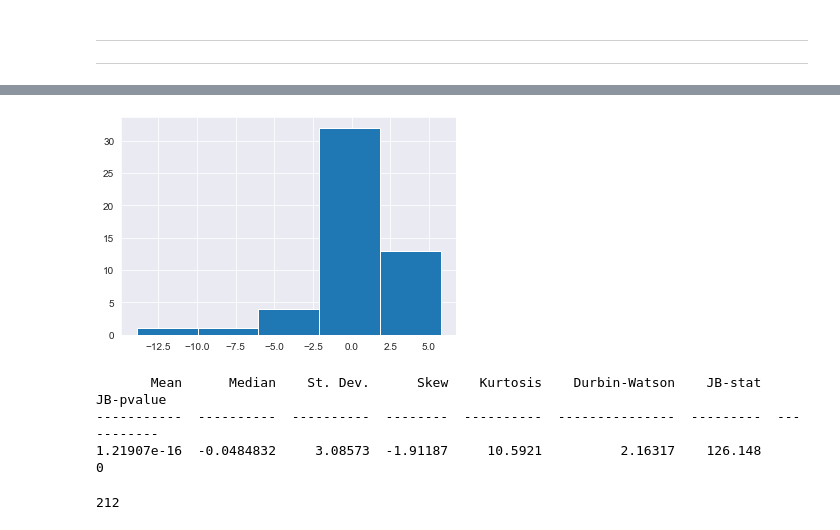
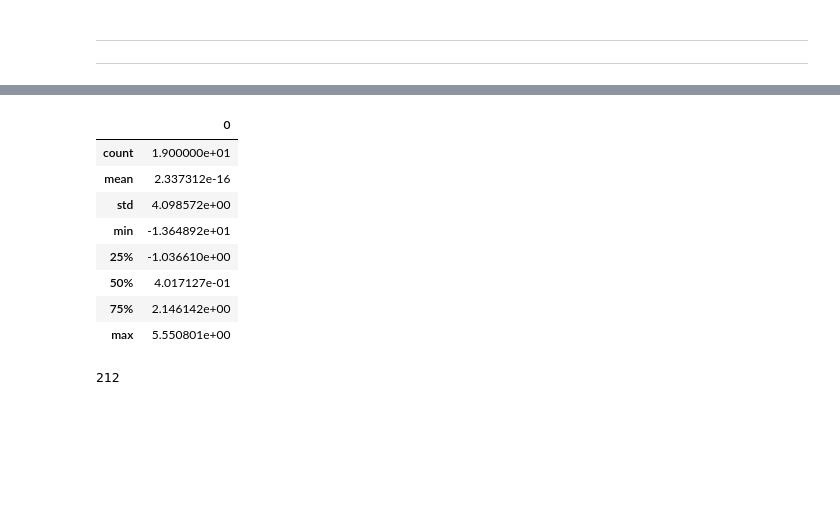
Before and after one commit to Eldow227/Time-Series-Analysis, a Jupyter notebook: MCSFT_net_value.ipynb, the cells around one changed output, grey strips where cells are left out. Saved outputs shown, nothing was run; the diff lists cells and outputs as text; code cells hidden in the pictures; blank space fills up the shorter version.

```diff
--- a/MCSFT_net_value.ipynb
+++ b/MCSFT_net_value.ipynb
@@ -421,10 +436,15 @@ sm.qqplot(resid, line="r")
-# %%
-functs.descriptive(resid)
-# %% [output]
-[figure, removed]
-       Mean      Median    St. Dev.      Skew    Kurtosis    Durbin-Watson    JB-stat    JB-pvalue
------------  ----------  ----------  --------  ----------  ---------------  ---------  -----------
-1.21907e-16  -0.0484832     3.08573  -1.91187     10.5921          2.16317    126.148            0
+# %%
+resid.describe()
+# %% [output]
+|  | 0 |
+| count | 1.900000e+01 |
+| mean | 2.337312e-16 |
+| std | 4.098572e+00 |
+| min | -1.364892e+01 |
+| 25% | -1.036610e+00 |
+| 50% | 4.017127e-01 |
+| 75% | 2.146142e+00 |
+| max | 5.550801e+00 |
 # %%
 df.size
 # %% [output]
```
Also changed, not shown: parts of 24 cells of this notebook.
